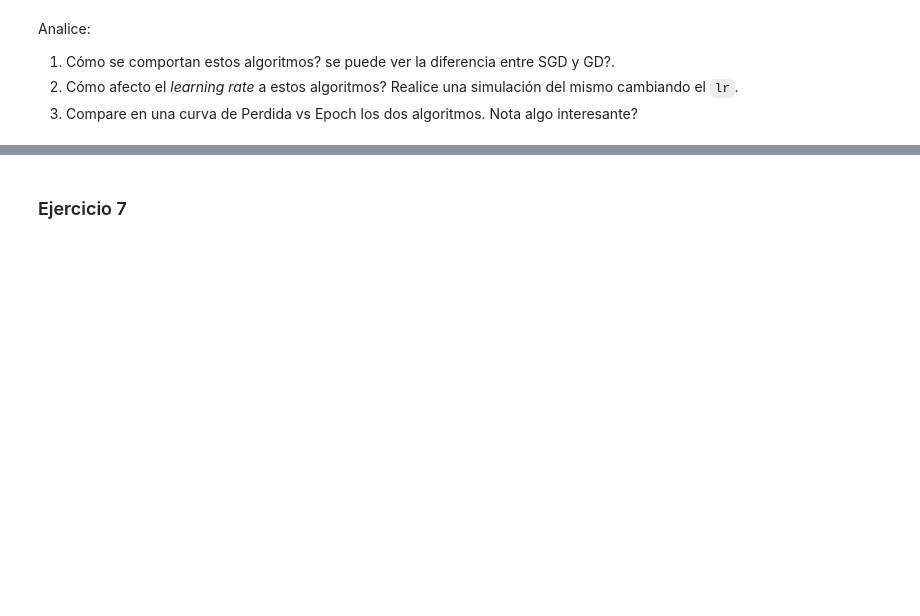
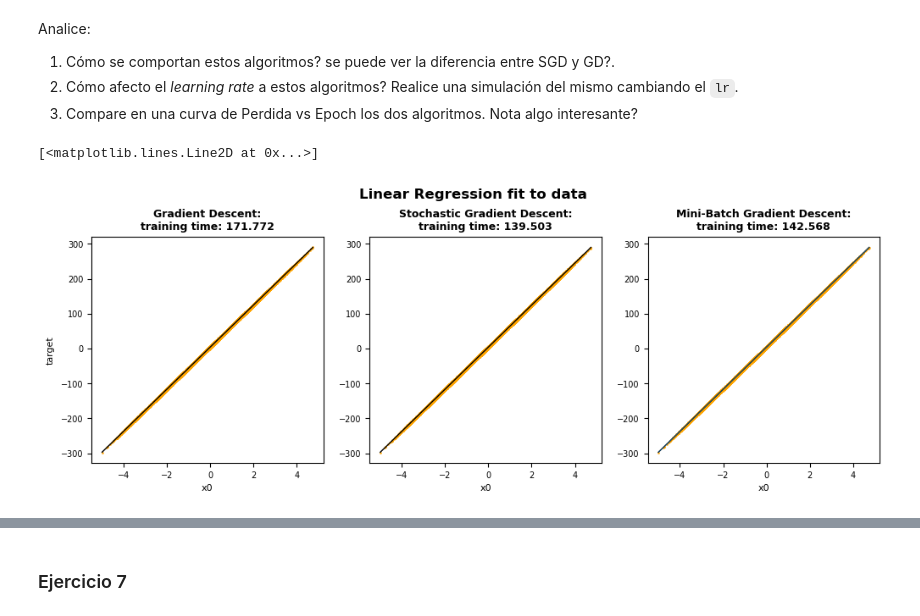
Before and after one commit to jcruz-ferreyra/CEIA_intro_ia, a Jupyter notebook: tp_integrador_resuelto/tpi_parte2_resuelto.ipynb, the cells around one changed output, grey strips where cells are left out. Saved outputs shown, nothing was run; the diff lists cells and outputs as text; code cells hidden in the pictures; blank space fills up the shorter version.

```diff
--- a/tp_integrador_resuelto/tpi_parte2_resuelto.ipynb
+++ b/tp_integrador_resuelto/tpi_parte2_resuelto.ipynb
@@ -649,0 +753,29 @@ Analice:
+# %%
+plt.figure(figsize=(12, 3.725))
+plt.subplots_adjust(top=0.825)
+
+for n, (k, v) in enumerate(dict_results.items()):
+    i = n + 1
+    plt.subplot(1, 3, i)
+    plt.scatter(data["x0"], data["target"], alpha=0.8, c="orange", s=1)
+
+    coef = v["theta"][1]
+    bias = v["theta"][0]
+    x_values = np.linspace(data["x0"].min(), data["x0"].max(), 100)
+    y_values = coef * x_values + bias
+    plt.plot(x_values, y_values, color="black", linewidth=1)
+
+    plt.xticks(fontsize=7)
+    plt.yticks(fontsize=7)
+
+    plt.xlabel("x0", fontsize=8)
+    if i ==1:
+        plt.ylabel("target", rotation=90, labelpad=5, fontsize=8)  # Adjust labelpad as needed
+
+    plt.title(f"{v['name']}:\ntraining time: {round(v['time'], 3)}", fontsize=9, fontweight="bold")
+
+plt.suptitle("Linear Regression fit to data", fontsize=12, fontweight="bold")
+plt.plot(x_values, y_values, linewidth=0.5)
+# %% [output]
+[<matplotlib.lines.Line2D at 0x...>]
+[figure, added]
```
Also changed, not shown: parts of 9 cells of this notebook.
